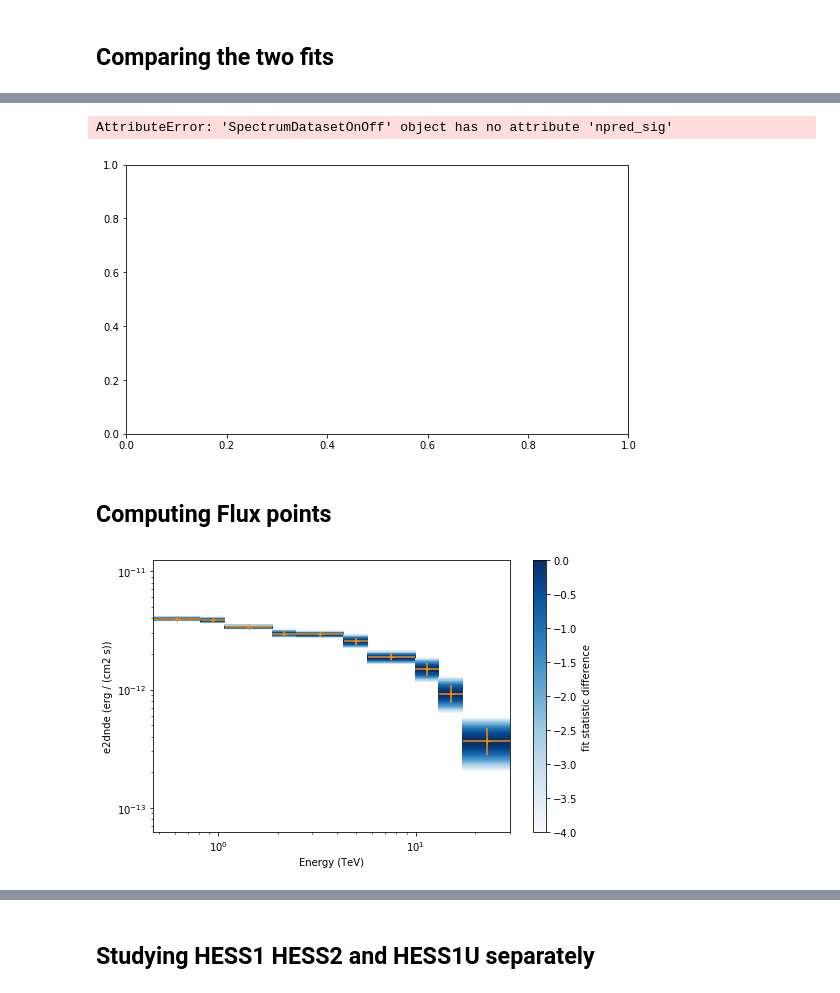
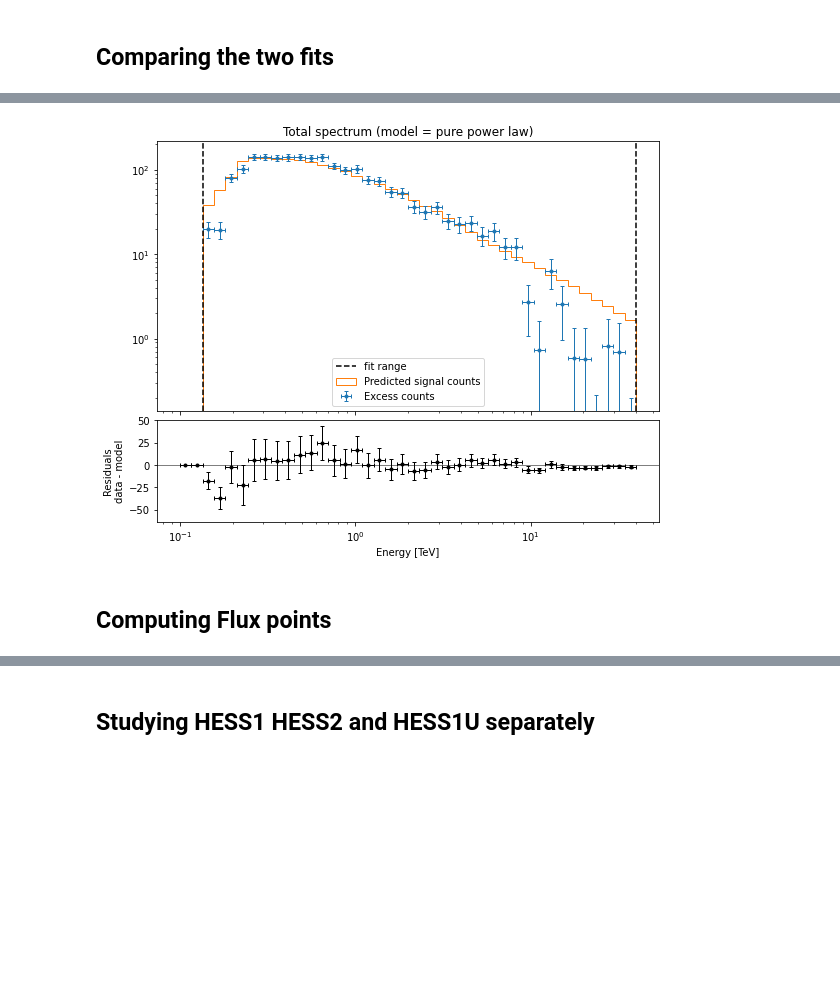
Before and after one commit to SamZouari/hess, a Jupyter notebook: notebooks0.18.2/hap-hd/1D_spectrum_analysis_hap-hd.ipynb, the cells around one changed output, grey strips where cells are left out. Drawn from its saved outputs; the diff is of its cells as text; code cells hidden in the pictures; blank space fills up the shorter version.

```diff
--- a/notebooks0.18.2/hap-hd/1D_spectrum_analysis_hap-hd.ipynb
+++ b/notebooks0.18.2/hap-hd/1D_spectrum_analysis_hap-hd.ipynb
@@ -199,7 +196,7 @@ exclusion_mask.plot();
 # %% [output]
 [figure]
 # %%
-e_reco = MapAxis.from_energy_bounds(0.1, 40, 40, unit="TeV", name="energy")
+e_reco = MapAxis.from_energy_bounds(0.1, 50, 20, unit="TeV", name="energy")
 e_true = MapAxis.from_energy_bounds(
     0.05, 100, 200, unit="TeV", name="energy_true"
 )
@@ -226,7 +223,7 @@ year_datasets = dict()
 
 # there was an option to call the datasets like the obs-id, but somehow some runs end up with the "same name", and then the Datasets can't be treated
 
-for year in range(2004,2020):
+for year in range(2004,2005):
     year_datasets[year] = []
     for obs_id, obs in zip(ids1, yearly_obs1[year]):
         dataset = dataset_maker.run(dataset_empty.copy(), obs)
@@ -294,3 +287,7 @@ None
+# %%
+#spectral_model = PowerLawSpectralModel(index=2, amplitude=3e-12 * u.Unit("cm-2 s-1 TeV-1"), reference=1 * u.TeV )
+
+spectral_model = BrokenPowerLawSpectralModel(index1=2, index2=3, amplitude=3e-12 * u.Unit("cm-2 s-1 TeV-1"), reference=1 * u.TeV )
 # %%
 model_joint = SkyModel(spectral_model=spectral_model, name='model_joint')
 
@@ -459,13 +420,12 @@ def plot_1Dfit(dataset, method='diff'):
         return ax, ax_residuals
 # %%
 plt.figure(figsize=(9, 7))
-ax_spectrum, ax_residual = plot_1Dfit(datasets_stacked)
+ax_spectrum, ax_residual = datasets_stacked.plot_fit()
 
-ax_spectrum.set_title("Total spectrum")
-plt.savefig(path1/"totalspectrum.pdf")
+ax_spectrum.set_title("Total spectrum (model = pure power law)")
+plt.savefig(pathres/"total_spectrum_stacked.pdf")
 # %% [output]
-AttributeError: 'SpectrumDatasetOnOff' object has no attribute 'npred_sig'
-[figure, old version]
+[figure, new version]
 # %% [markdown]
 ## Computing Flux points
 # %%
@@ -484,8 +444,6 @@ ax = flux_points.plot(
 flux_points.to_sed_type("e2dnde").plot_ts_profiles(ax=ax)
 
 plt.savefig(path1/"fluxpoints.pdf")
-# %% [output]
-[figure, removed]
 # %%
 flux_points_dataset = FluxPointsDataset(
     data=flux_points, models=model_best_stacked
```
Also changed, not shown: parts of 18 cells of this notebook, 8 other files.
